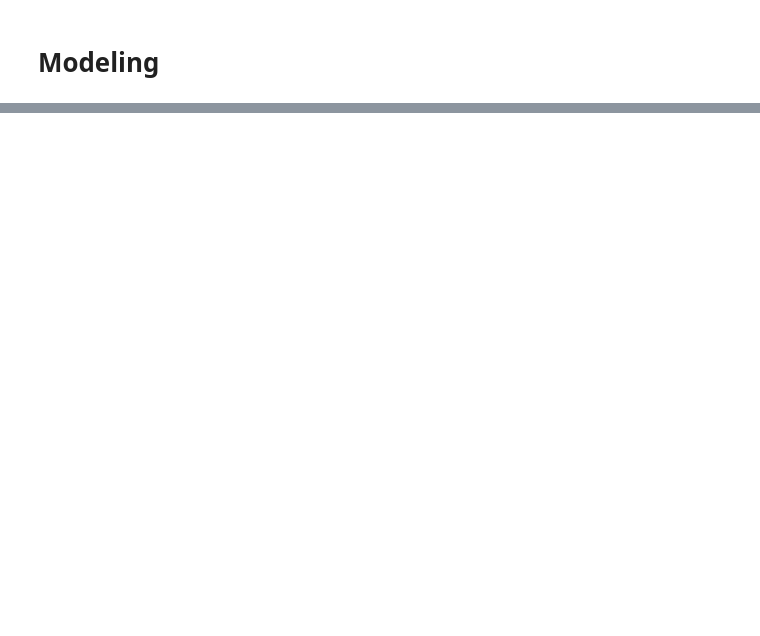
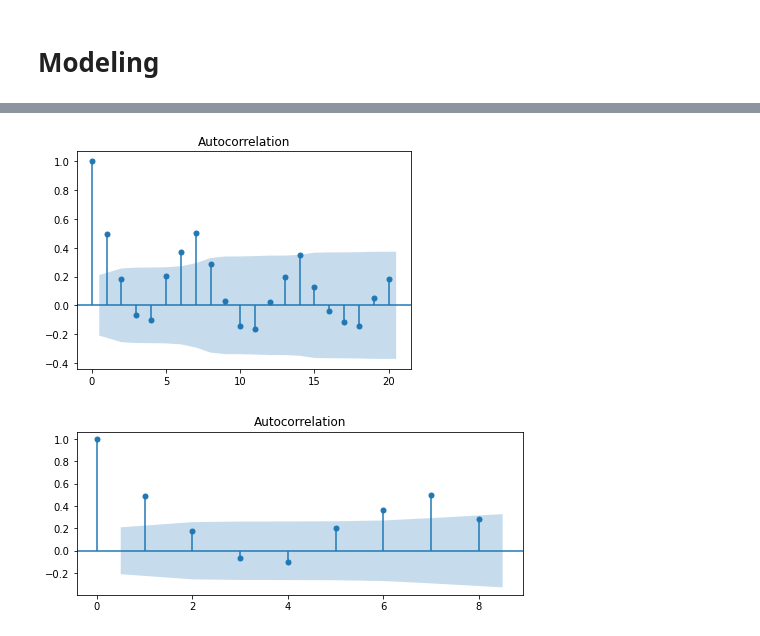
Before and after one commit to cjunhyuk/Kayak_Price_Analysis, a Jupyter notebook: Modeling.ipynb, the cells around one changed output, grey strips where cells are left out. Cells and saved outputs as stored; diff of their text form; code cells hidden in the pictures; blank space fills up the shorter version.

```diff
--- a/Modeling.ipynb
+++ b/Modeling.ipynb
@@ -49,0 +119,3 @@ from sklearn.preprocessing import StandardScaler, OneHotEncoder
+# %%
+ts_daily = ts.resample('D').mean()
+ts_daily
@@ -49,0 +136,9 @@ from sklearn.preprocessing import StandardScaler, OneHotEncoder
+# %%
+from statsmodels.graphics.tsaplots import plot_acf, plot_pacf
+plot_acf(ts_daily)
+
+fig, ax = plt.subplots(figsize=(8,3))
+plot_acf(ts_daily, ax=ax, lags=8);
+# %% [output]
+[figure, added]
+[figure, added]
```
Also changed, not shown: parts of 46 cells of this notebook.
